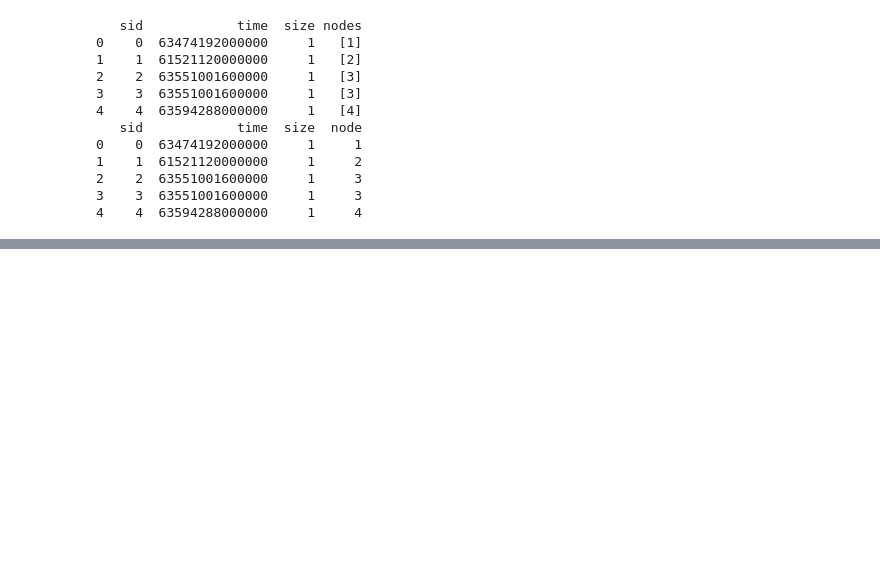
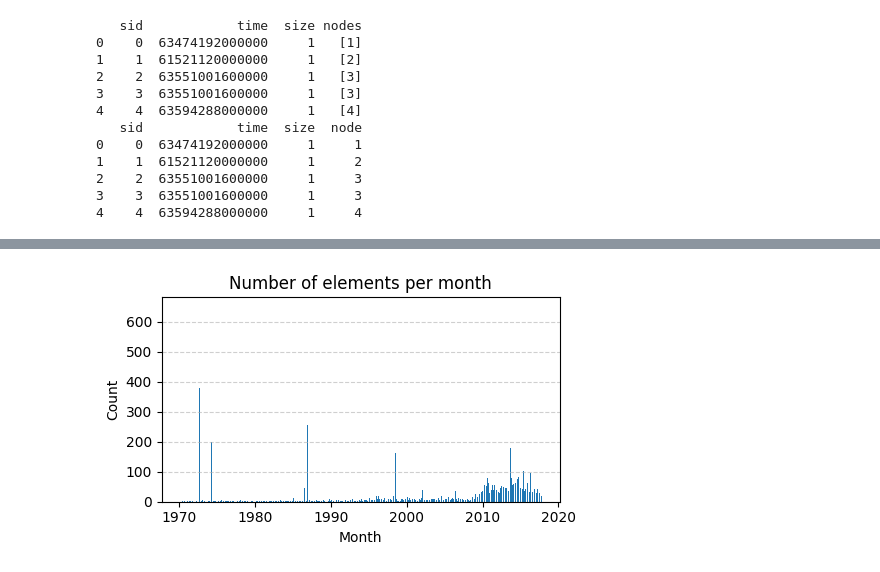
Before and after one commit to Mattehub/beyond-the-edge-tutorial, a Jupyter notebook: group_drugs_notebook.ipynb, the cells around one changed output, grey strips where cells are left out. Drawn from its saved outputs; the diff is of its cells as text; code cells hidden in the pictures; blank space fills up the shorter version.

```diff
--- a/group_drugs_notebook.ipynb
+++ b/group_drugs_notebook.ipynb
@@ -124,0 +196,16 @@ incidence_df.head()
+# %%
+# let's filter the dataset from 1970
+import datetime as dt
+simplices_df = simplices_df[simplices_df["date"] >= dt.date(1970, 1, 1)]
+incidence_df = incidence_df[incidence_df["date"] >= dt.date(1970, 1, 1)]
+# %%
+import pandas as pd
+
+# If nodes are stored as lists (e.g. [870]), extract the single element
+simplices_df["node"] = simplices_df["nodes"].apply(lambda x: x[0] if isinstance(x, list) and len(x) == 1 else x)
+
+# Sort by date to ensure earliest first
+df_sorted = simplices_df.sort_values("date")
+
+# Keep only the earliest row per node
+unique_simplices_df = df_sorted.drop_duplicates(subset="nodes", keep="first").reset_index(drop=True)
@@ -124,0 +228,21 @@ incidence_df.head()
+# %%
+import matplotlib.pyplot as plt
+import pandas as pd
+
+# Ensure 'date' is datetime
+unique_simplices_df["date"] = pd.to_datetime(unique_simplices_df["date"])
+
+# Count number of elements per month
+counts_monthly = unique_simplices_df.resample("M", on="date").size()
+
+# Plot
+plt.figure(figsize=(5, 3))
+plt.bar(counts_monthly.index, counts_monthly.values, width=20)
+plt.title("Number of elements per month")
+plt.xlabel("Month")
+plt.ylabel("Count")
+plt.grid(True, axis='y', linestyle='--', alpha=0.6)
+plt.tight_layout()
+plt.show()
+# %% [output]
+[figure, added]
```
Also changed, not shown: parts of 19 cells of this notebook.
